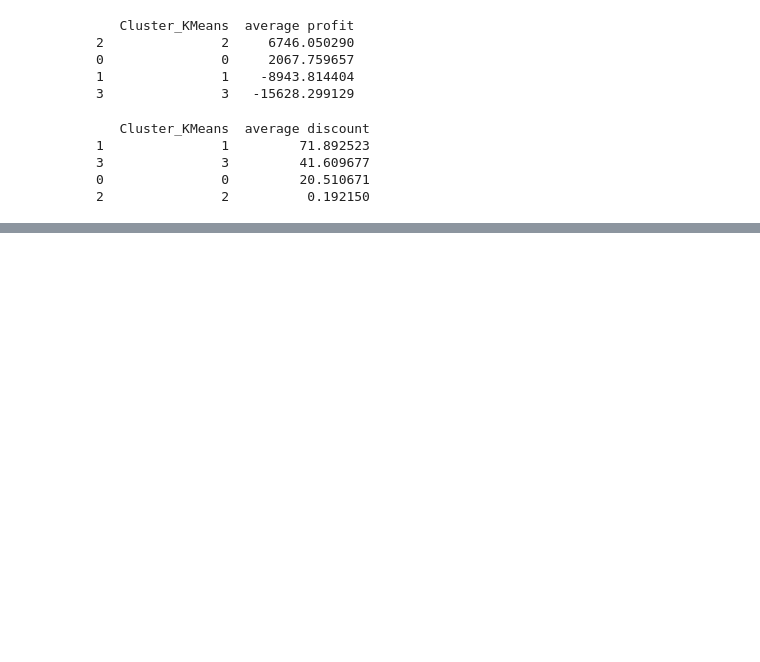
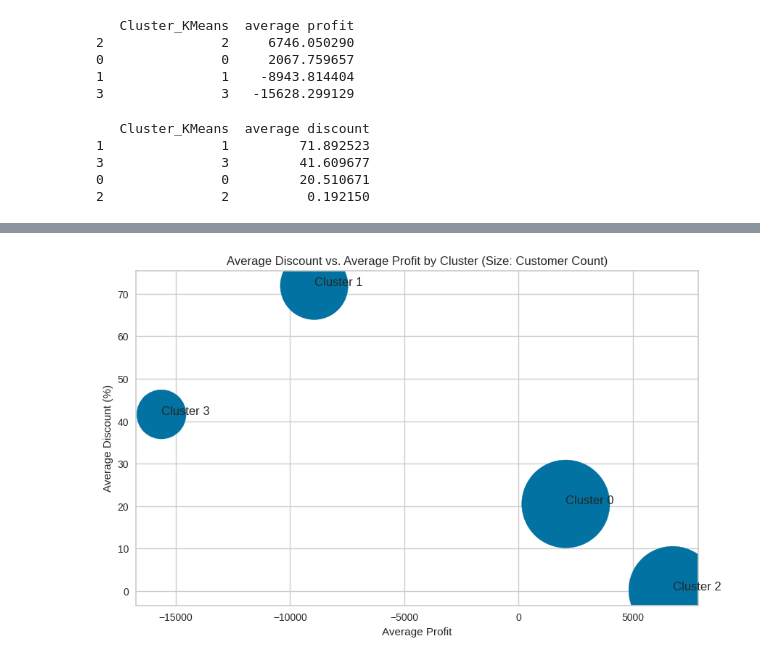
Before and after one commit to sheikita/SDS-Clustering, a Jupyter notebook: TestSegmentation.ipynb, the cells around one changed output, grey strips where cells are left out. Drawn from its saved outputs; the diff is of its cells as text; code cells hidden in the pictures; blank space fills up the shorter version.

```diff
--- a/TestSegmentation.ipynb
+++ b/TestSegmentation.ipynb
@@ -1165,0 +1207,5 @@ print(avg_discount_clusters)
+# %%
+# prompt: create dataframe that counts the number of unique customers using Customer ID that belong to each Cluster_Kmeans
+
+customer_cluster_counts = df_discount.groupby('Cluster_KMeans')['Customer ID'].nunique().reset_index(name='Customer Count')
+print(customer_cluster_counts)
@@ -1165,0 +1218,3 @@ print(avg_discount_clusters)
+# %%
+merged_dfd = pd.merge(merged_dfd, customer_cluster_counts, on='Cluster_KMeans')
+print(merged_dfd)
@@ -1165,0 +1227,4 @@ print(avg_discount_clusters)
+# %%
+
+merged_dfd['av/cc'] = merged_dfd['average profit'] / merged_dfd['Customer Count']
+merged_dfd.head()
@@ -1165,0 +1237,4 @@ print(avg_discount_clusters)
+# %%
+
+merged_dfd['ad/cc'] = merged_dfd['average discount'] / merged_dfd['Customer Count']
+merged_dfd.head()
@@ -1165,0 +1247,18 @@ print(avg_discount_clusters)
+# %%
+# prompt: create graph using the 3 variables from merged_dfd
+
+import matplotlib.pyplot as plt
+
+plt.figure(figsize=(10, 6))
+plt.scatter(merged_dfd['average profit'], merged_dfd['average discount'], s=merged_dfd['Customer Count'] * 10)  # Size based on customer count
+plt.xlabel('Average Profit')
+plt.ylabel('Average Discount (%)')
+plt.title('Average Discount vs. Average Profit by Cluster (Size: Customer Count)')
+plt.grid(True)
+
+for i in range(merged_dfd.shape[0]):
+    plt.annotate(f"Cluster {merged_dfd['Cluster_KMeans'][i]}", (merged_dfd['average profit'][i], merged_dfd['average discount'][i]))
+
+plt.show()
+# %% [output]
+[figure, added]
```
Also changed, not shown: parts of 9 cells of this notebook.
